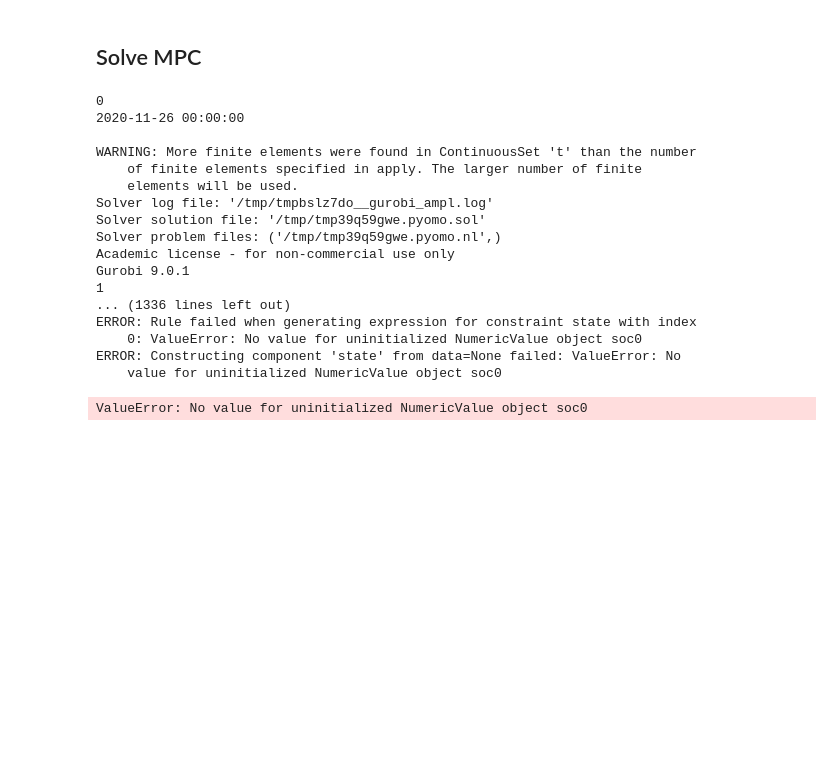
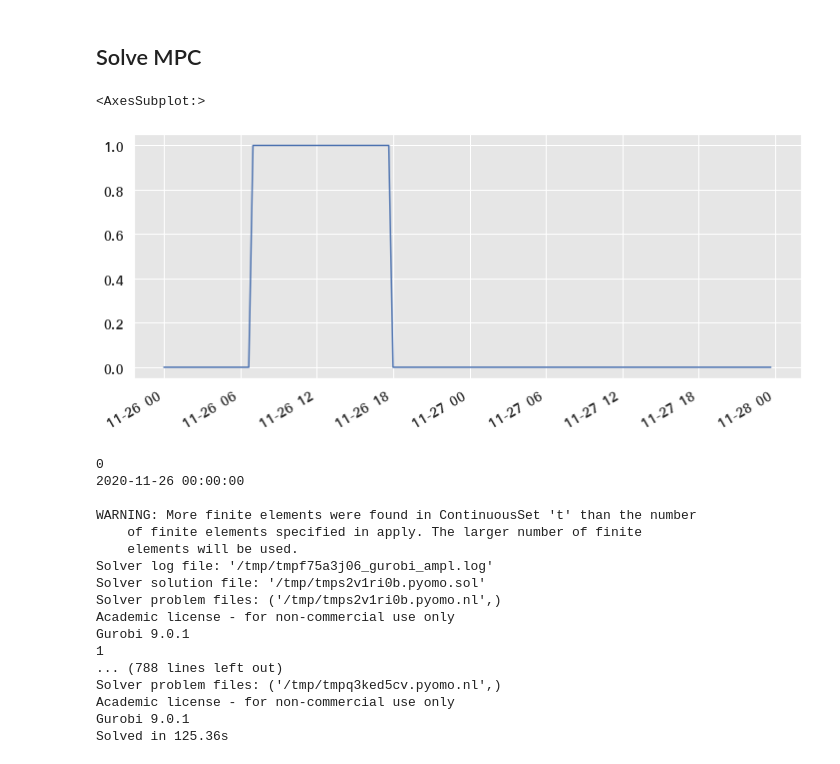
Before and after one commit to brendan-gridsight/ThesisGit, a Jupyter notebook: MPC Simulations/Voltage Reg MPC Rolling Window.ipynb, the cells around one changed output. Drawn from its saved outputs; the diff is of its cells as text; code cells hidden in the pictures; blank space fills up the shorter version.

```diff
--- a/MPC Simulations/Voltage Reg MPC Rolling Window.ipynb
+++ b/MPC Simulations/Voltage Reg MPC Rolling Window.ipynb
@@ -494,3 +505,8 @@ mpc_data = sim_data.loc[start:end].resample('10min').mean().dropna()
+# %%
+mpc_data['mode_1'].plot()
+# %% [output]
+<AxesSubplot:>
+[figure, added]
 # %%
 # mpc = MPC(Np=24, dt=(1/3), forecasts=mpc_data, states=states)
 # start = time.time()
@@ -544,7 +560,7 @@ for i, idx in enumerate(mpc_data.index):
 
     #print(mpc_results_first_step)
 
-    if(i==144):
+    if(i==72):
         break
 #     if(i==500):
 #         break
@@ -558,18 +574,17 @@ print(f'\nSolved in {str(round(end-start,2))}s')
 WARNING: More finite elements were found in ContinuousSet 't' than the number
     of finite elements specified in apply. The larger number of finite
     elements will be used.
-Solver log file: '/tmp/tmpbslz7do__gurobi_ampl.log'
-Solver solution file: '/tmp/tmp39q59gwe.pyomo.sol'
-Solver problem files: ('/tmp/tmp39q59gwe.pyomo.nl',)
+Solver log file: '/tmp/tmpf75a3j06_gurobi_ampl.log'
+Solver solution file: '/tmp/tmps2v1ri0b.pyomo.sol'
+Solver problem files: ('/tmp/tmps2v1ri0b.pyomo.nl',)
 Academic license - for non-commercial use only
 Gurobi 9.0.1
 1
-... (1336 lines left out)
-ERROR: Rule failed when generating expression for constraint state with index
-    0: ValueError: No value for uninitialized NumericValue object soc0
-ERROR: Constructing component 'state' from data=None failed: ValueError: No
-    value for uninitialized NumericValue object soc0
+... (788 lines left out)
+Solver problem files: ('/tmp/tmpq3ked5cv.pyomo.nl',)
+Academic license - for non-commercial use only
+Gurobi 9.0.1
+Solved in 125.36s
-ValueError: No value for uninitialized NumericValue object soc0
 # %%
 mpc_results['cost'] = mpc_results['tou']*(mpc_results['p_im']/1000*dt)
 # %%
```
Also changed, not shown: parts of 18 cells of this notebook, 3 other files.
